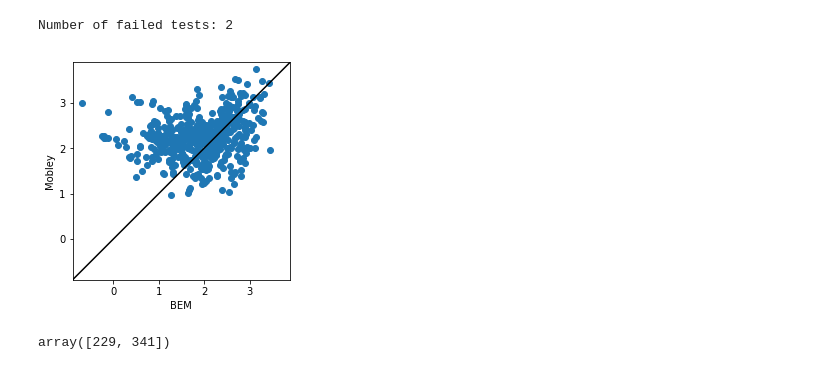
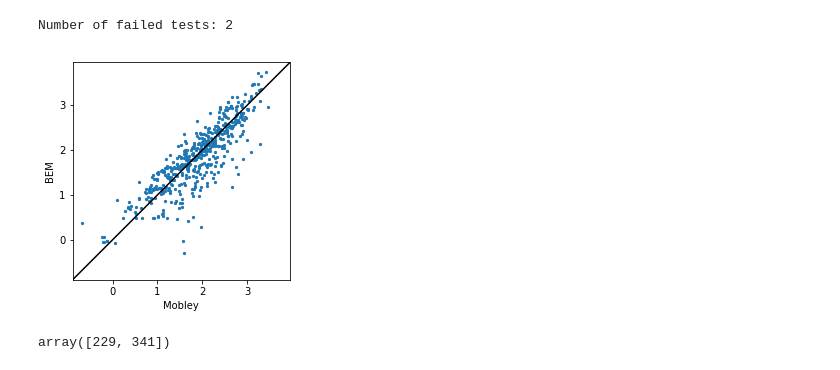
Before and after one commit to cdcooper84/nonpolar_solvation_testing, a Jupyter notebook: plot_compare.ipynb, the cells around one changed output. Drawn from its saved outputs; the diff is of its cells as text; code cells hidden in the pictures.

```diff
--- a/plot_compare.ipynb
+++ b/plot_compare.ipynb
@@ -1,37 +1,43 @@
 # %%
 import numpy
 from matplotlib import pyplot
 %matplotlib inline
 
-bem = numpy.loadtxt('energy_bem_phi11.txt')
+bem_es = numpy.loadtxt('energy_bem_phi11_eps55.txt')*5.3/5.5
+test_charge = numpy.loadtxt('test_charge.txt')
+bem_lj = numpy.loadtxt('vdw_energy_d20.txt')
+
+bem = bem_es + bem_lj
+
 mobley = numpy.loadtxt('mobley_results_clean.txt')
 names = numpy.loadtxt('actually_all_names.txt', dtype=str)
 volumes = numpy.loadtxt('volumes.txt')
 areas = numpy.loadtxt('areas.txt')
 
 index_clean = numpy.where(abs(bem)>1e-12)[0]
 
 print 'Number of failed tests: %i'%(len(bem)-len(index_clean))
 
 fig,ax = pyplot.subplots()
-ax.scatter(mobley[index_clean], bem[index_clean])
+ax.scatter(mobley[index_clean], bem[index_clean], s=5)
 
 lims = [
     numpy.min([ax.get_xlim(), ax.get_ylim()]),  # min of both axes
     numpy.max([ax.get_xlim(), ax.get_ylim()]),  # max of both axes
 ]
 
 ax.plot(numpy.array([lims[0],lims[1]]), numpy.array([lims[0],lims[1]]), c='k')
 
 ax.set_aspect('equal')
 ax.set_xlim(lims)
 ax.set_ylim(lims)
-ax.set_xlabel('BEM')
-ax.set_ylabel('Mobley')
+ax.set_xlabel('Mobley')
+ax.set_ylabel('BEM')
+fig.savefig('comparison.pdf')
 fig.show()
 # %% [output]
 Number of failed tests: 2
-[figure, old version]
+[figure, new version]
 # %%
 index_fail = numpy.where(abs(bem)<1e-12)[0]
 index_fail
```
Also changed, not shown: parts of 1 cell of this notebook, 2 other files.
